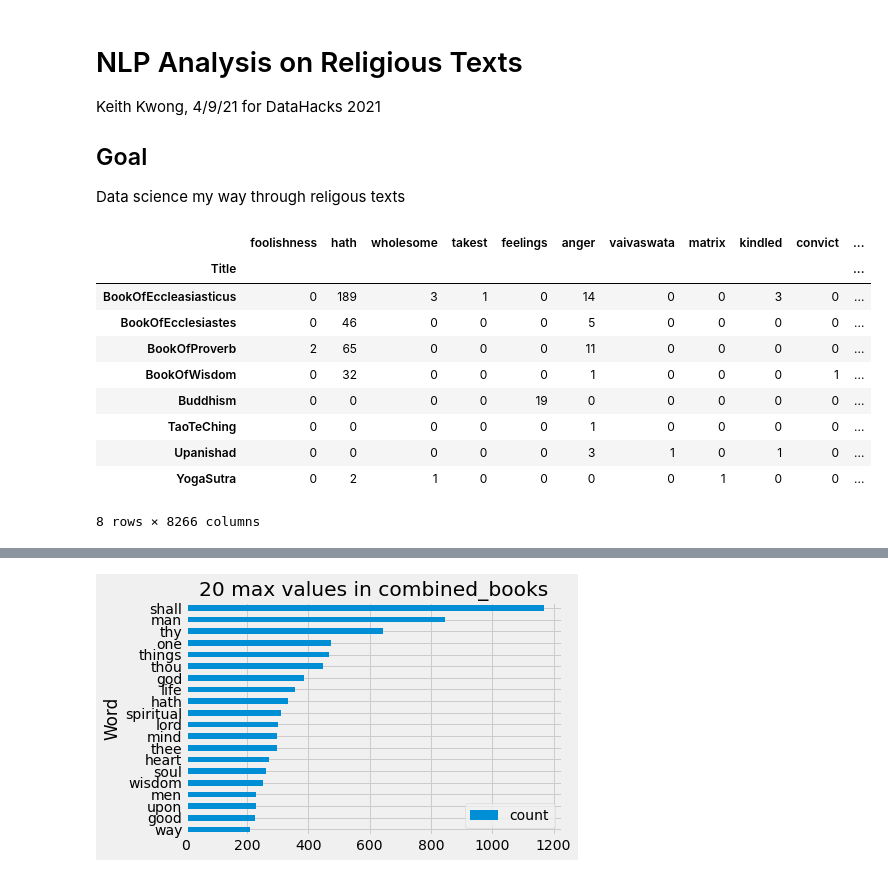
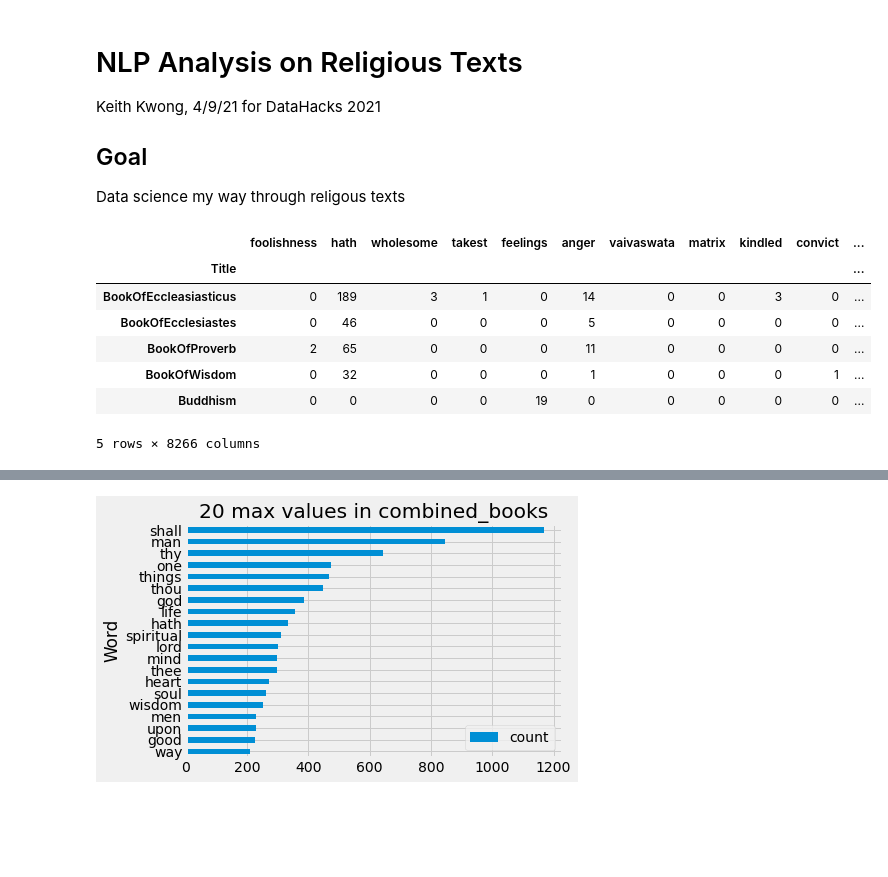
Before and after one commit to khkwong/datahacks2021, a Jupyter notebook: beginner_track.ipynb, the cells around one changed output, grey strips where cells are left out. Cells and saved outputs as stored; diff of their text form; code cells hidden in the pictures; blank space fills up the shorter version.

```diff
--- a/beginner_track.ipynb
+++ b/beginner_track.ipynb
@@ -21,26 +21,23 @@ data_train = pd.read_csv('data/Religious_text_train.csv')
 # %%
 # get rid of chapters, combine data from all chapters (data pre-processing)
 
 def rid_chapter(title):
     only_title = title.split('_')[0]
     return only_title
 
 data_work = data_train.rename(columns = {"Unnamed: 0": "Title"})
 data_work["Title"] = data_work.get('Title').apply(rid_chapter)
 data_work_combined = data_work.groupby(["Title"]).sum()
-data_work_combined
+data_work_combined.head()
 # %% [output]
 |  | foolishness | hath | wholesome | takest | feelings | anger | vaivaswata | matrix | kindled | convict | ... |
 | Title |  |  |  |  |  |  |  |  |  |  | ... |
 | BookOfEccleasiasticus | 0 | 189 | 3 | 1 | 0 | 14 | 0 | 0 | 3 | 0 | ... |
 | BookOfEcclesiastes | 0 | 46 | 0 | 0 | 0 | 5 | 0 | 0 | 0 | 0 | ... |
 | BookOfProverb | 2 | 65 | 0 | 0 | 0 | 11 | 0 | 0 | 0 | 0 | ... |
 | BookOfWisdom | 0 | 32 | 0 | 0 | 0 | 1 | 0 | 0 | 0 | 1 | ... |
 | Buddhism | 0 | 0 | 0 | 0 | 19 | 0 | 0 | 0 | 0 | 0 | ... |
-| TaoTeChing | 0 | 0 | 0 | 0 | 0 | 1 | 0 | 0 | 0 | 0 | ... |
-| Upanishad | 0 | 0 | 0 | 0 | 0 | 3 | 1 | 0 | 1 | 0 | ... |
-| YogaSutra | 0 | 2 | 1 | 0 | 0 | 0 | 0 | 1 | 0 | 0 | ... |
-8 rows × 8266 columns
+5 rows × 8266 columns
 # %%
 # function that plots in a bar graph the 20 largest values in the data
 def find_20_max(title, data):
```
Also changed, not shown: parts of 8 cells of this notebook.
